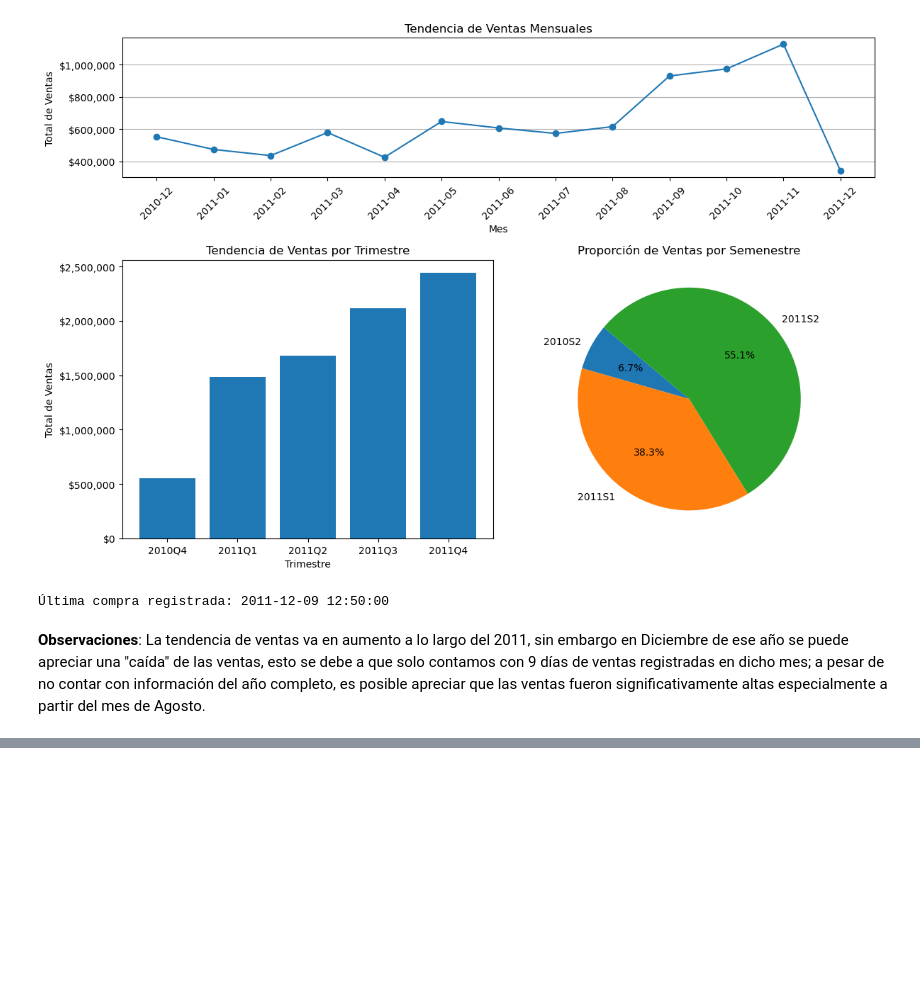
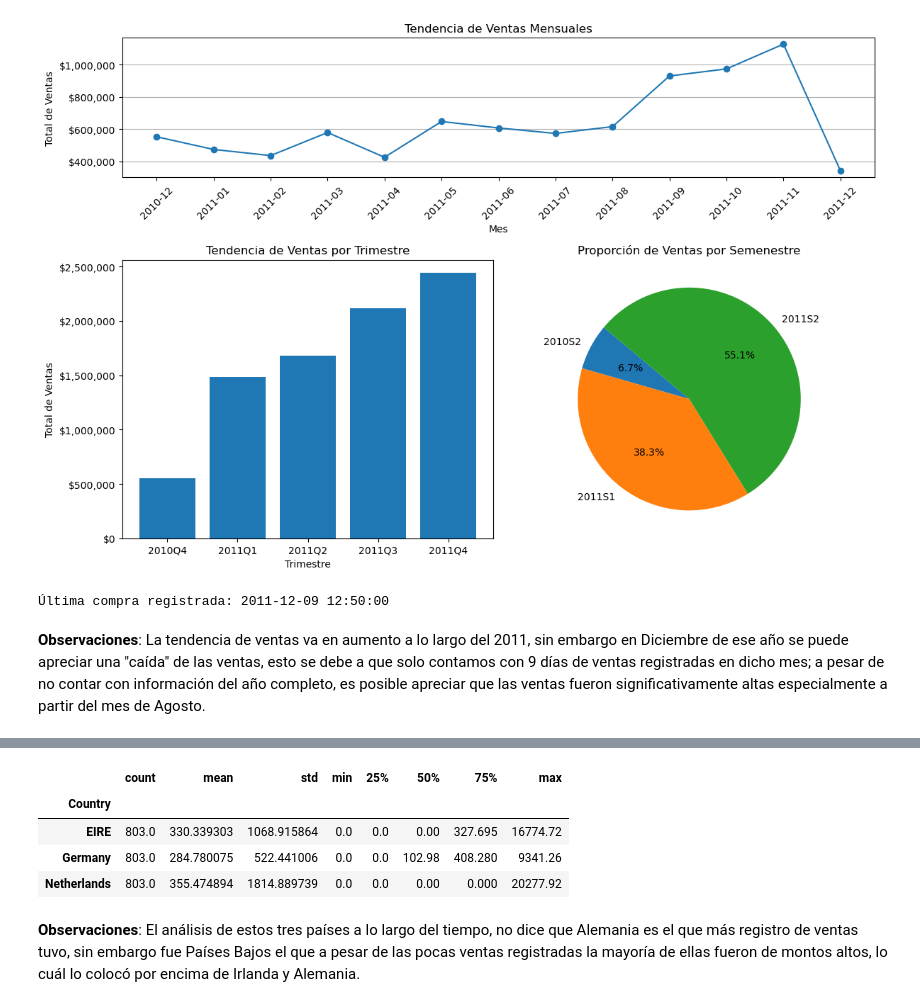
Before and after one commit to pahoalapizco/python_for_data_science, a Jupyter notebook: notebooks/4.0-numpy_pandas_da-analysis_01.ipynb, the cells around one changed output, grey strips where cells are left out. Drawn from its saved outputs; the diff is of its cells as text; code cells hidden in the pictures; blank space fills up the shorter version.

```diff
--- a/notebooks/4.0-numpy_pandas_da-analysis_01.ipynb
+++ b/notebooks/4.0-numpy_pandas_da-analysis_01.ipynb
@@ -593,0 +668,10 @@ print(f"Última compra registrada: {last_invoice}")
+# %%
+country_growth.describe().T
+# %% [output]
+|  | count | mean | std | min | 25% | 50% | 75% | max |
+| Country |  |  |  |  |  |  |  |  |
+| EIRE | 803.0 | 330.339303 | 1068.915864 | 0.0 | 0.0 | 0.00 | 327.695 | 16774.72 |
+| Germany | 803.0 | 284.780075 | 522.441006 | 0.0 | 0.0 | 102.98 | 408.280 | 9341.26 |
+| Netherlands | 803.0 | 355.474894 | 1814.889739 | 0.0 | 0.0 | 0.00 | 0.000 | 20277.92 |
+# %% [markdown]
+**Observaciones**: El análisis de estos tres países a lo largo del tiempo, no dice que Alemania es el que más registro de ventas tuvo, sin embargo fue Países Bajos el que a pesar de las pocas ventas registradas la mayoría de ellas fueron de montos altos, lo cuál lo colocó por encima de Irlanda y Alemania.
```
Also changed, not shown: parts of 9 cells of this notebook.
